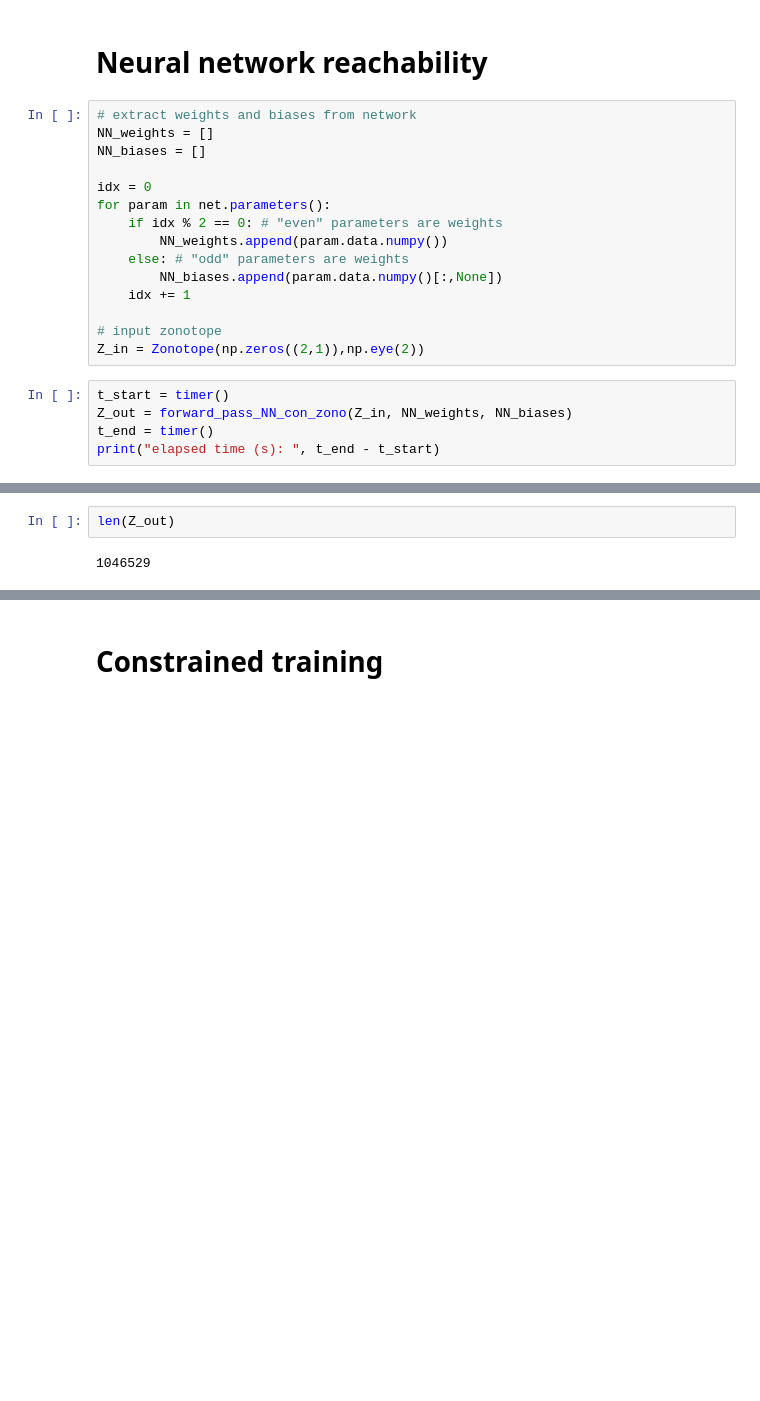
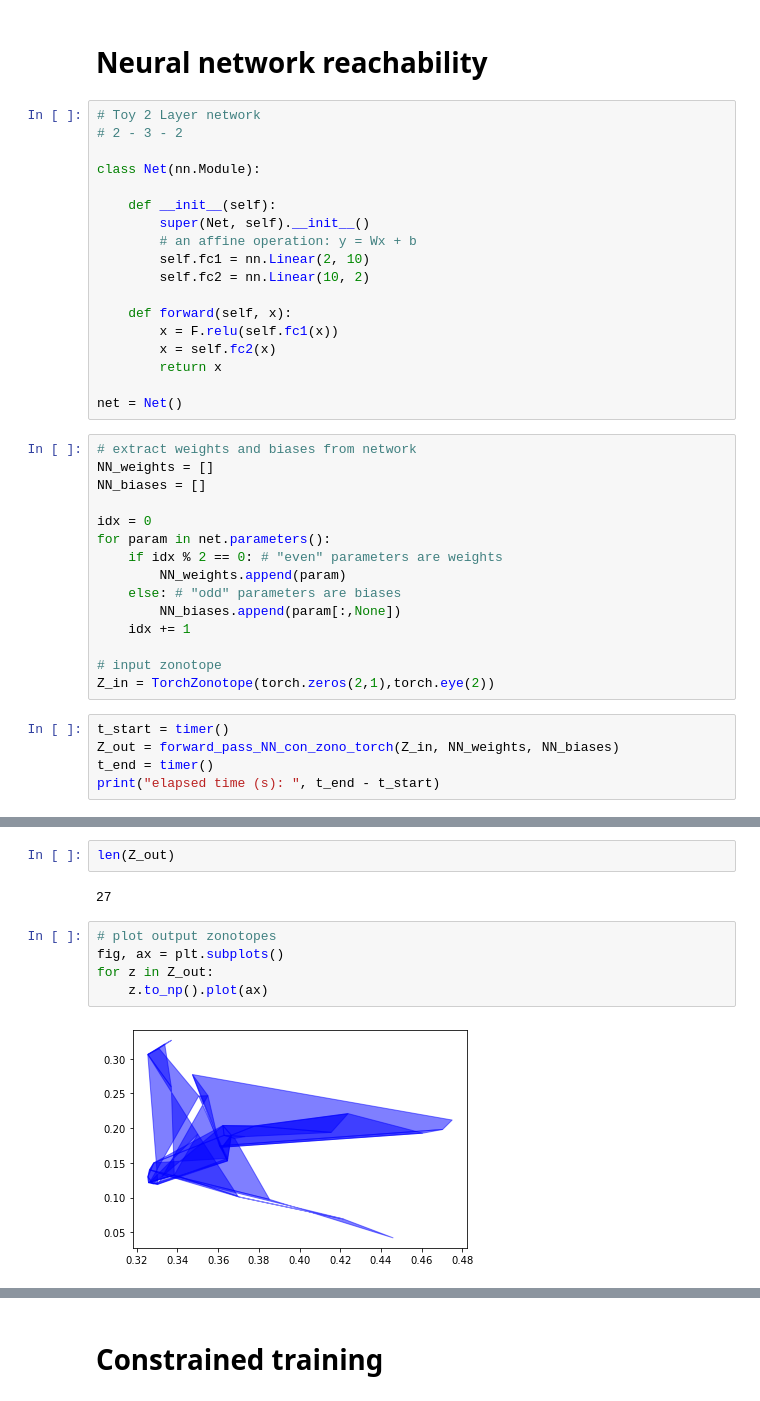
Before and after one commit to Stanford-NavLab/constrained-nn-training, a Jupyter notebook: constrained_opt.ipynb, the cells around one changed output, grey strips where cells are left out. Saved outputs shown, nothing was run; the diff lists cells and outputs as text; blank space fills up the shorter version.

```diff
--- a/constrained_opt.ipynb
+++ b/constrained_opt.ipynb
@@ -98,5 +98,23 @@ Text(0.5, 1.0, 'Y test pred')
 # %% [markdown]
 # Neural network reachability
+# %%
+# Toy 2 Layer network
+# 2 - 3 - 2
+
+class Net(nn.Module):
+
+    def __init__(self):
+        super(Net, self).__init__()
+        # an affine operation: y = Wx + b
+        self.fc1 = nn.Linear(2, 10)
+        self.fc2 = nn.Linear(10, 2)
+
+    def forward(self, x):
+        x = F.relu(self.fc1(x))
+        x = self.fc2(x)
+        return x
+
+net = Net()
 # %%
 # extract weights and biases from network
 NN_weights = []
@@ -105,16 +123,16 @@ NN_biases = []
 idx = 0
 for param in net.parameters():
     if idx % 2 == 0: # "even" parameters are weights
-        NN_weights.append(param.data.numpy())
-    else: # "odd" parameters are weights
-        NN_biases.append(param.data.numpy()[:,None])
+        NN_weights.append(param)
+    else: # "odd" parameters are biases
+        NN_biases.append(param[:,None])
     idx += 1
 
 # input zonotope
-Z_in = Zonotope(np.zeros((2,1)),np.eye(2))
+Z_in = TorchZonotope(torch.zeros(2,1),torch.eye(2))
 # %%
 t_start = timer()
-Z_out = forward_pass_NN_con_zono(Z_in, NN_weights, NN_biases)
+Z_out = forward_pass_NN_con_zono_torch(Z_in, NN_weights, NN_biases)
 t_end = timer()
 print("elapsed time (s): ", t_end - t_start)
 # %% [output]
@@ -122,4 +140,11 @@ elapsed time (s):  75.44559859999981
 # %%
 len(Z_out)
 # %% [output]
-1046529
+27
+# %%
+# plot output zonotopes
+fig, ax = plt.subplots()
+for z in Z_out:
+    z.to_np().plot(ax)
+# %% [output]
+[figure, added]
```
Also changed, not shown: parts of 6 cells of this notebook, 7 other files.
